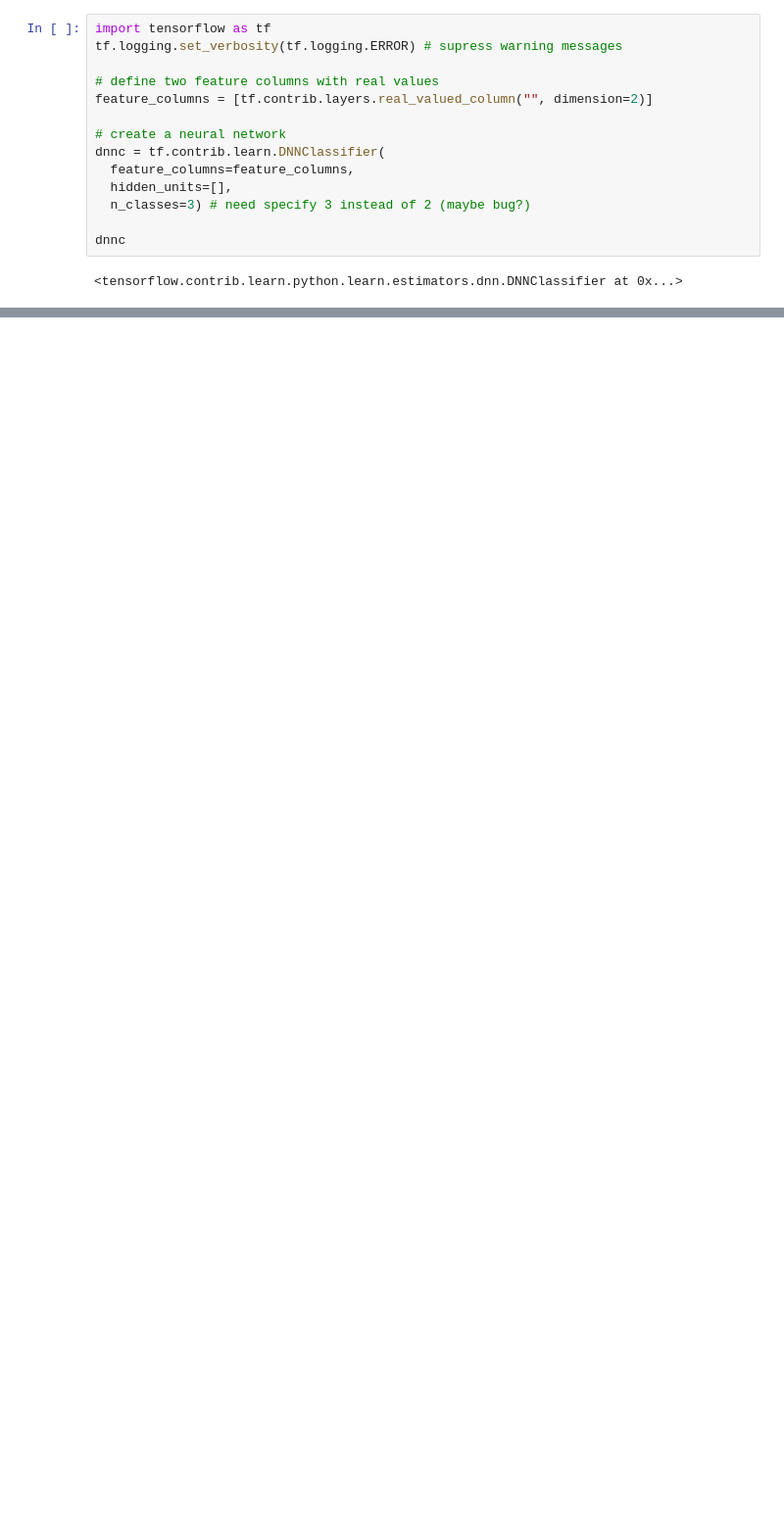
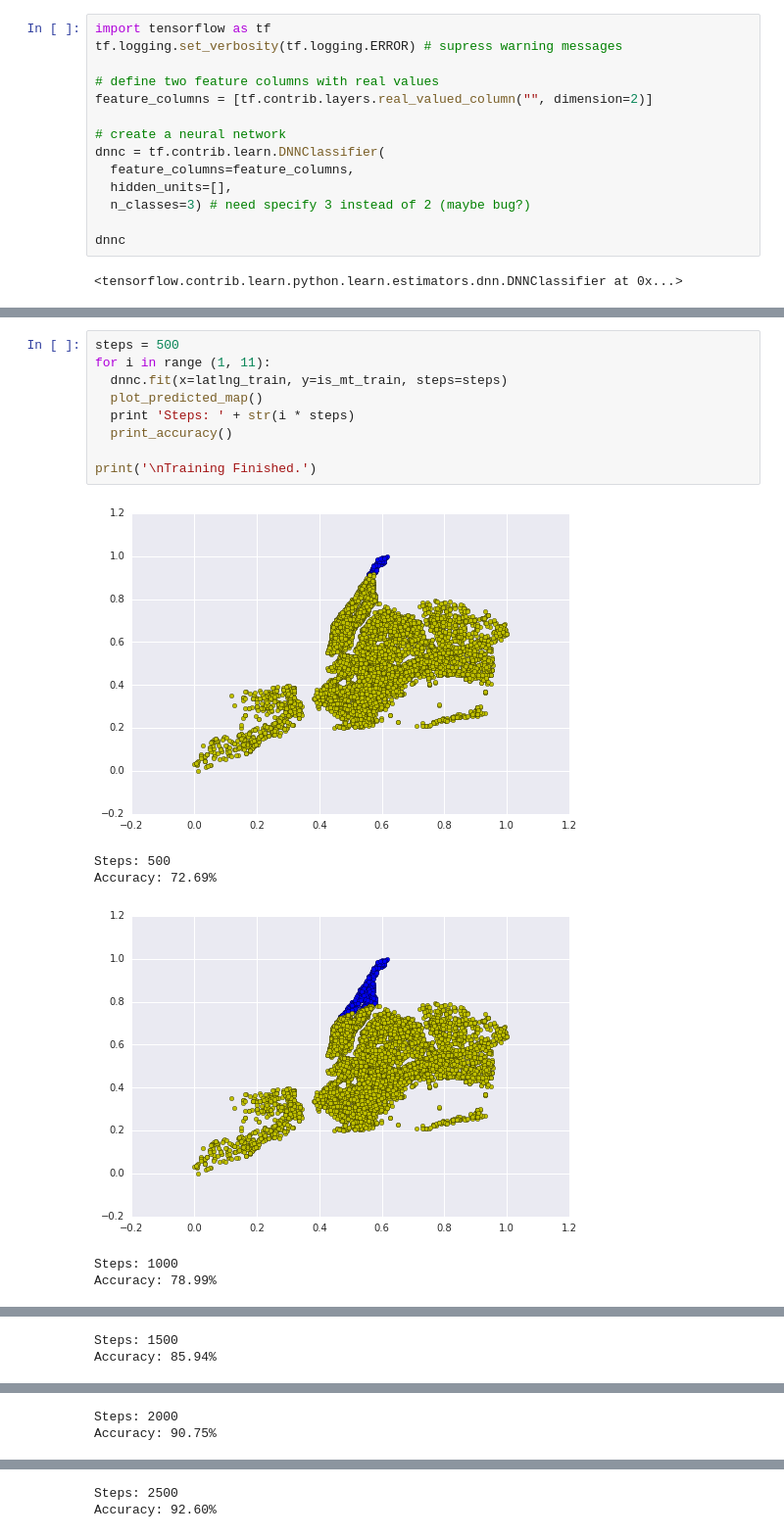
Before and after one commit to chakas/TensorFlow-for-absolute-beginners, a Jupyter notebook: 2. Classify Manhattan with Single Neuron on TensorFlow.ipynb, the cells around one changed output, grey strips where cells are left out. Shown: that part at 98% size. Cells and saved outputs as stored; diff of their text form; blank space fills up the shorter version.

```diff
--- a/2. Classify Manhattan with Single Neuron on TensorFlow.ipynb
+++ b/2. Classify Manhattan with Single Neuron on TensorFlow.ipynb
@@ -245,0 +258,16 @@ Steps: 2500, Accuracy: 0.931466
+# %%
+steps = 500
+for i in range (1, 11):
+  dnnc.fit(x=latlng_train, y=is_mt_train, steps=steps)
+  plot_predicted_map()
+  print 'Steps: ' + str(i * steps)
+  print_accuracy()
+
+print('\nTraining Finished.')
+# %% [output]
+[figure, added]
+Steps: 500
+Accuracy: 72.69%
+[figure, added]
+Steps: 1000
+Accuracy: 78.99%
@@ -245,0 +275,2 @@ Steps: 2500, Accuracy: 0.931466
+Steps: 1500
+Accuracy: 85.94%
@@ -245,0 +278,2 @@ Steps: 2500, Accuracy: 0.931466
+Steps: 2000
+Accuracy: 90.75%
@@ -245,0 +281,2 @@ Steps: 2500, Accuracy: 0.931466
+Steps: 2500
+Accuracy: 92.60%
```
Also changed, not shown: parts of 14 cells of this notebook, 1 other file.
